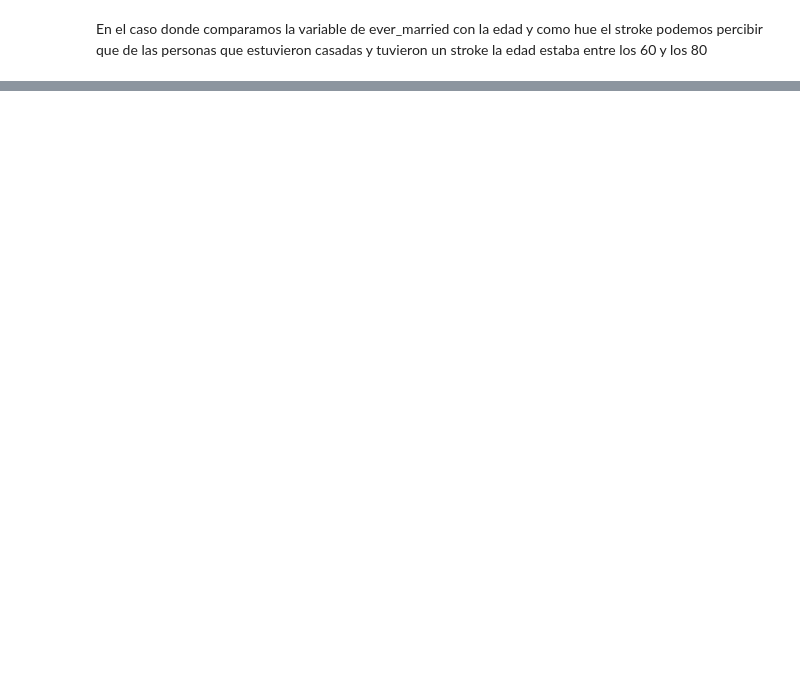
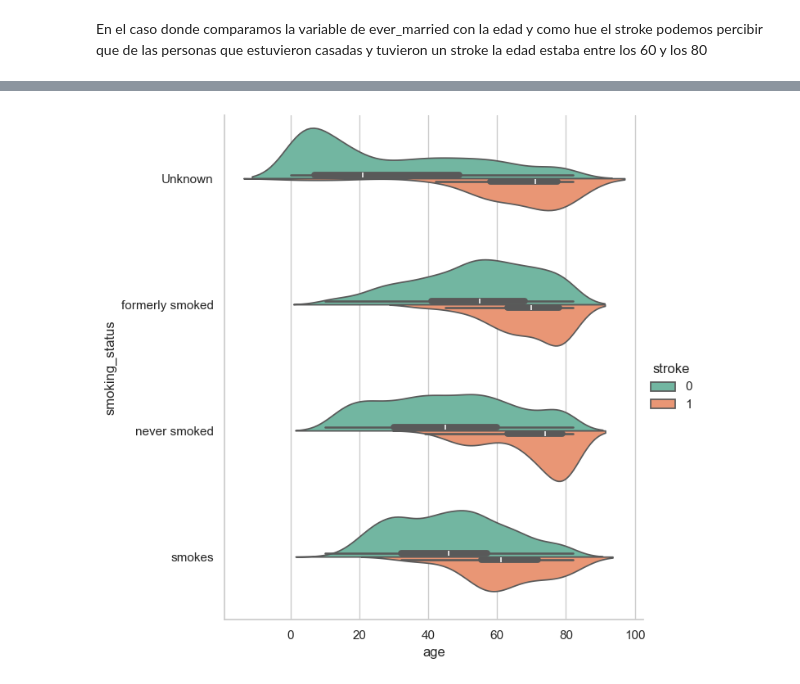
Before and after one commit to Axel2293/PAD, a Jupyter notebook: analisis.ipynb, the cells around one changed output, grey strips where cells are left out. Saved outputs shown, nothing was run; the diff lists cells and outputs as text; code cells hidden in the pictures; blank space fills up the shorter version.

```diff
--- a/analisis.ipynb
+++ b/analisis.ipynb
@@ -1335,0 +1396,13 @@ En el caso donde comparamos la variable de ever_married con la edad y como hue e
+# %%
+sns.catplot(data=data,
+    x="age",
+    y="smoking_status",
+    hue="stroke",
+    height=7,
+    kind="violin",
+    split=True,
+    aspect=1,
+    palette="Set2"
+    );
+# %% [output]
+[figure, added]
```
Also changed, not shown: parts of 40 cells of this notebook.
